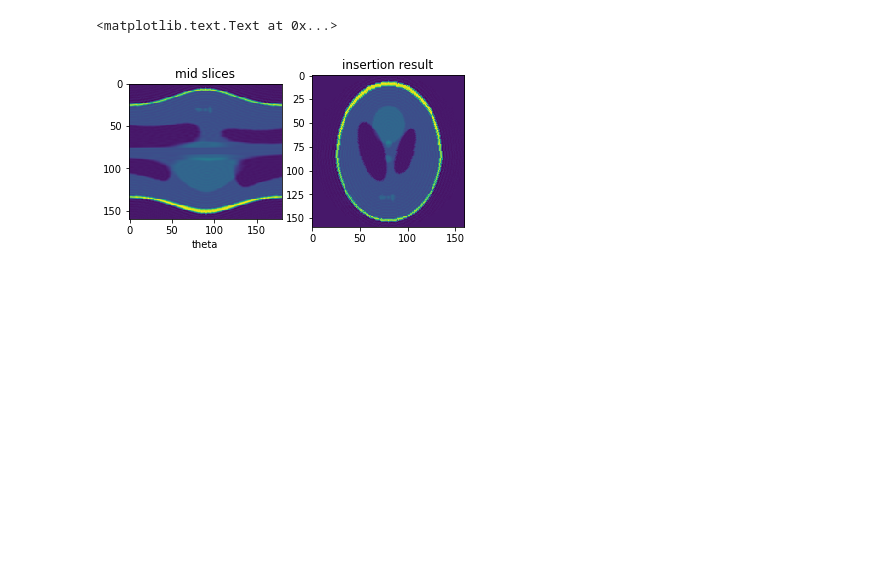
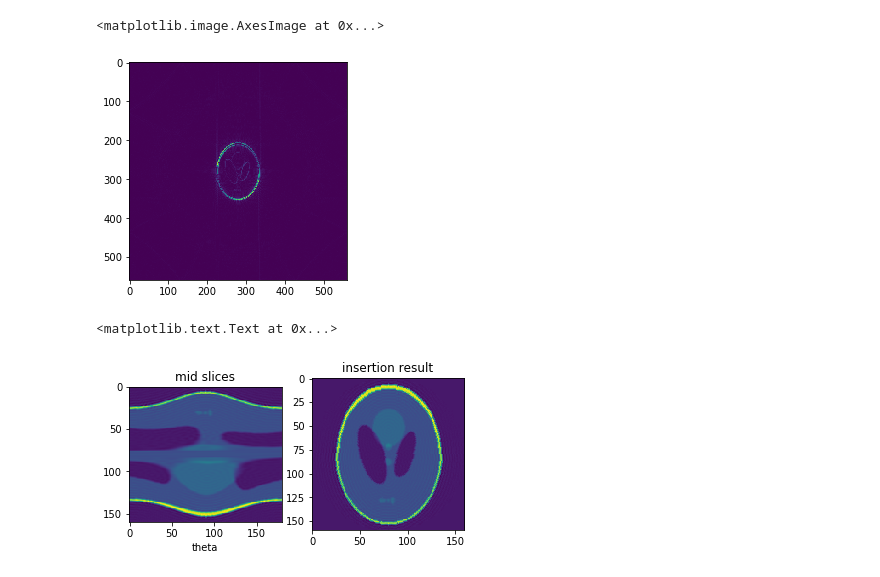
Before and after one commit to Varato/image_recon, a Jupyter notebook: recon_algo_study.ipynb, the cells around one changed output. Drawn from its saved outputs; the diff is of its cells as text; code cells hidden in the pictures; blank space fills up the shorter version.

```diff
--- a/recon_algo_study.ipynb
+++ b/recon_algo_study.ipynb
@@ -222,3 +184,8 @@ plt.imshow(recon_insertion)
+# %%
+plt.imshow(np.abs(origin - recon_FTM))
+# %% [output]
+<matplotlib.image.AxesImage at 0x...>
+[figure, added]
 # %%
 slices = slices_gen(phantom, thetas)
 # %%
```
Also changed, not shown: parts of 12 cells of this notebook, 1 other file.
